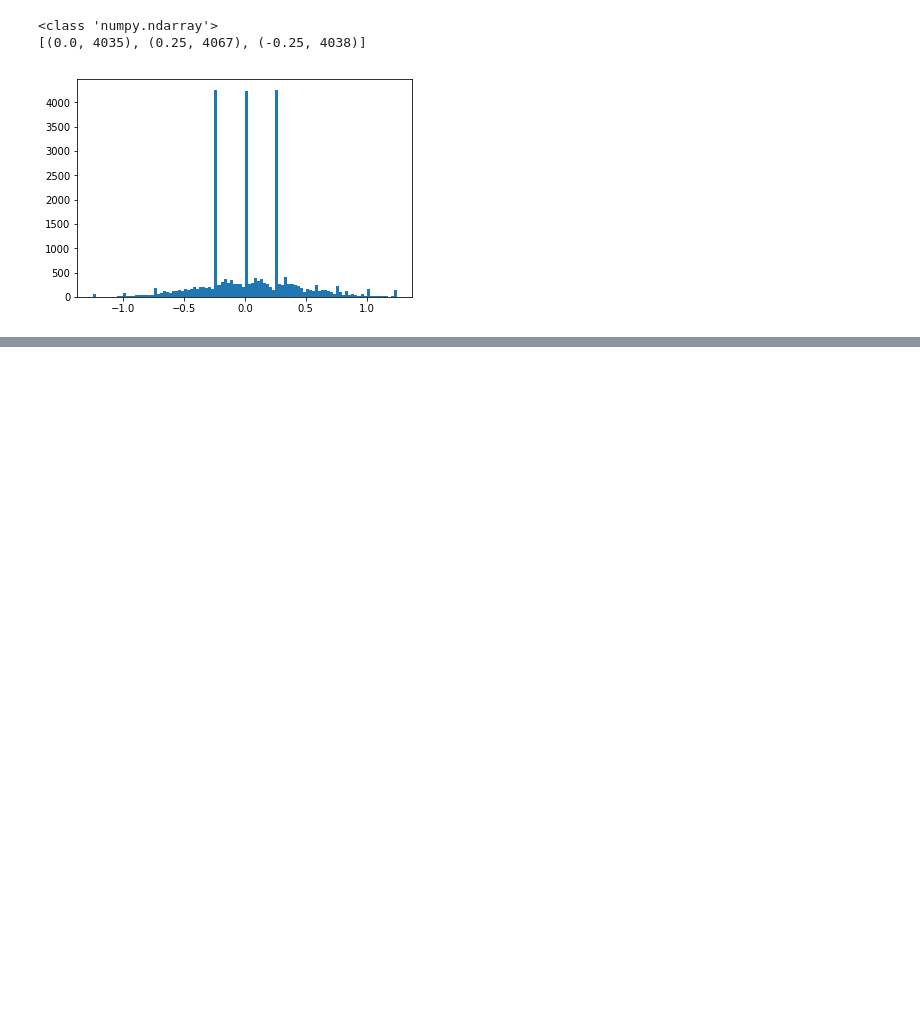
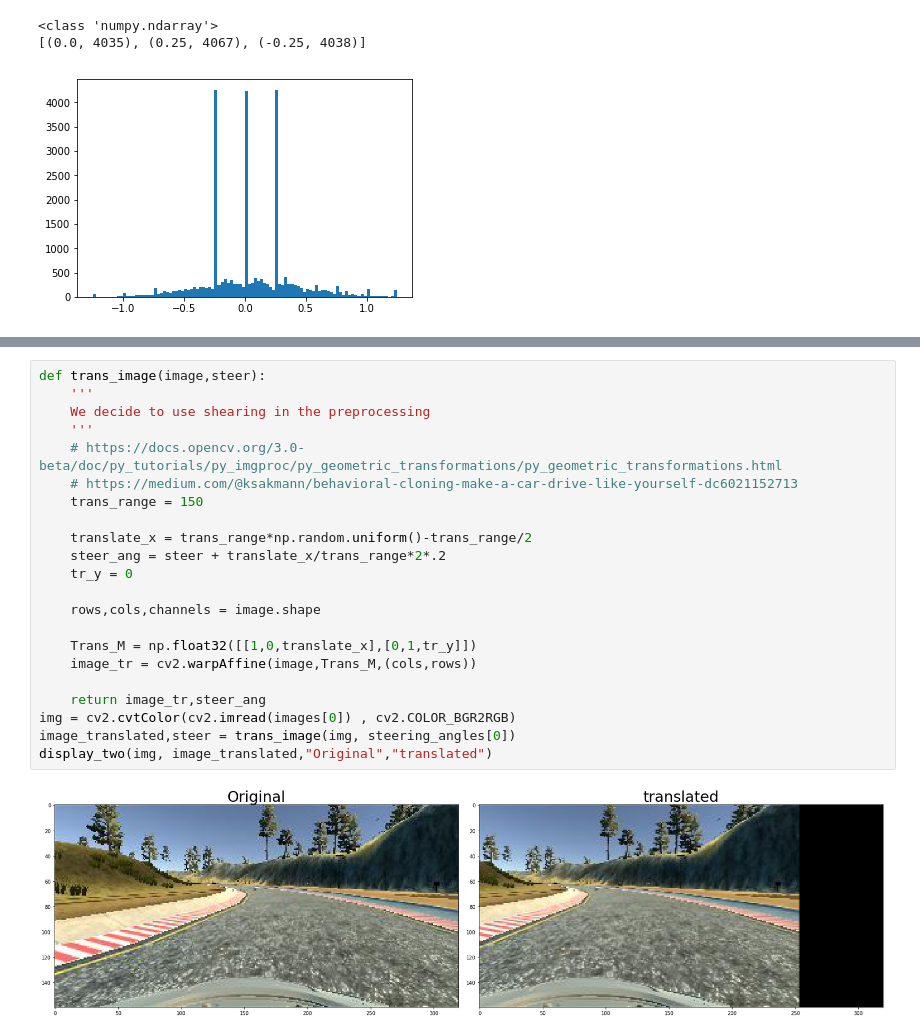
Before and after one commit to leclair-7/CarND-Behavioral-Cloning-P3, a Jupyter notebook: Preprocessing-Concepts.ipynb, the cells around one changed output, grey strips where cells are left out. Cells and saved outputs as stored; diff of their text form; blank space fills up the shorter version.

```diff
--- a/Preprocessing-Concepts.ipynb
+++ b/Preprocessing-Concepts.ipynb
@@ -300,0 +303,24 @@ plt.show()
+# %%
+def trans_image(image,steer):
+    '''
+    We decide to use shearing in the preprocessing
+    '''
+    # https://docs.opencv.org/3.0-beta/doc/py_tutorials/py_imgproc/py_geometric_transformations/py_geometric_transformations.html
+    # https://medium.com/@ksakmann/behavioral-cloning-make-a-car-drive-like-yourself-dc6021152713
+    trans_range = 150
+
+    translate_x = trans_range*np.random.uniform()-trans_range/2
+    steer_ang = steer + translate_x/trans_range*2*.2
+    tr_y = 0
+
+    rows,cols,channels = image.shape
+
+    Trans_M = np.float32([[1,0,translate_x],[0,1,tr_y]])
+    image_tr = cv2.warpAffine(image,Trans_M,(cols,rows))
+
+    return image_tr,steer_ang
+img = cv2.cvtColor(cv2.imread(images[0]) , cv2.COLOR_BGR2RGB)
+image_translated,steer = trans_image(img, steering_angles[0])
+display_two(img, image_translated,"Original","translated")
+# %% [output]
+[figure, added]
```
Also changed, not shown: parts of 9 cells of this notebook, 2 other files.
